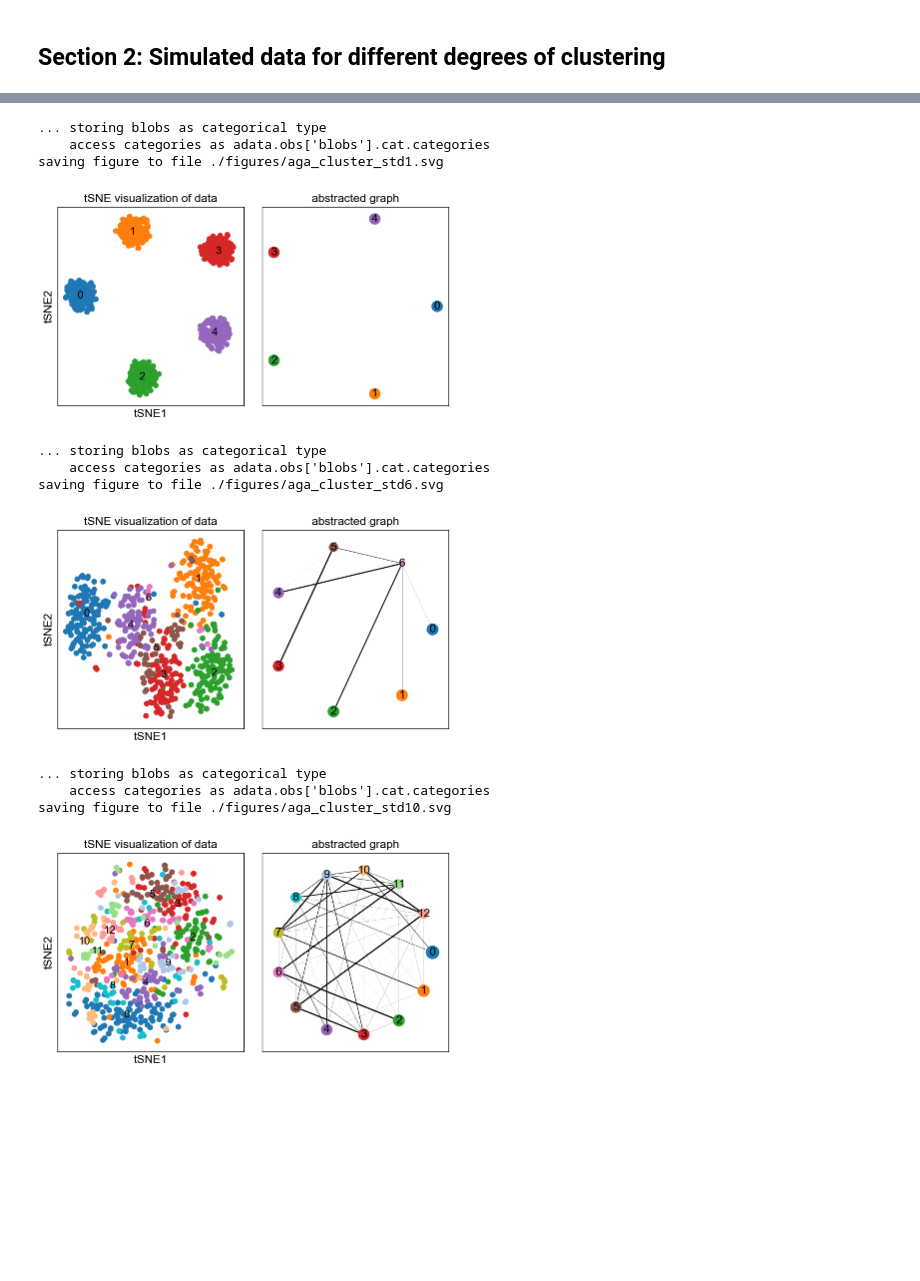
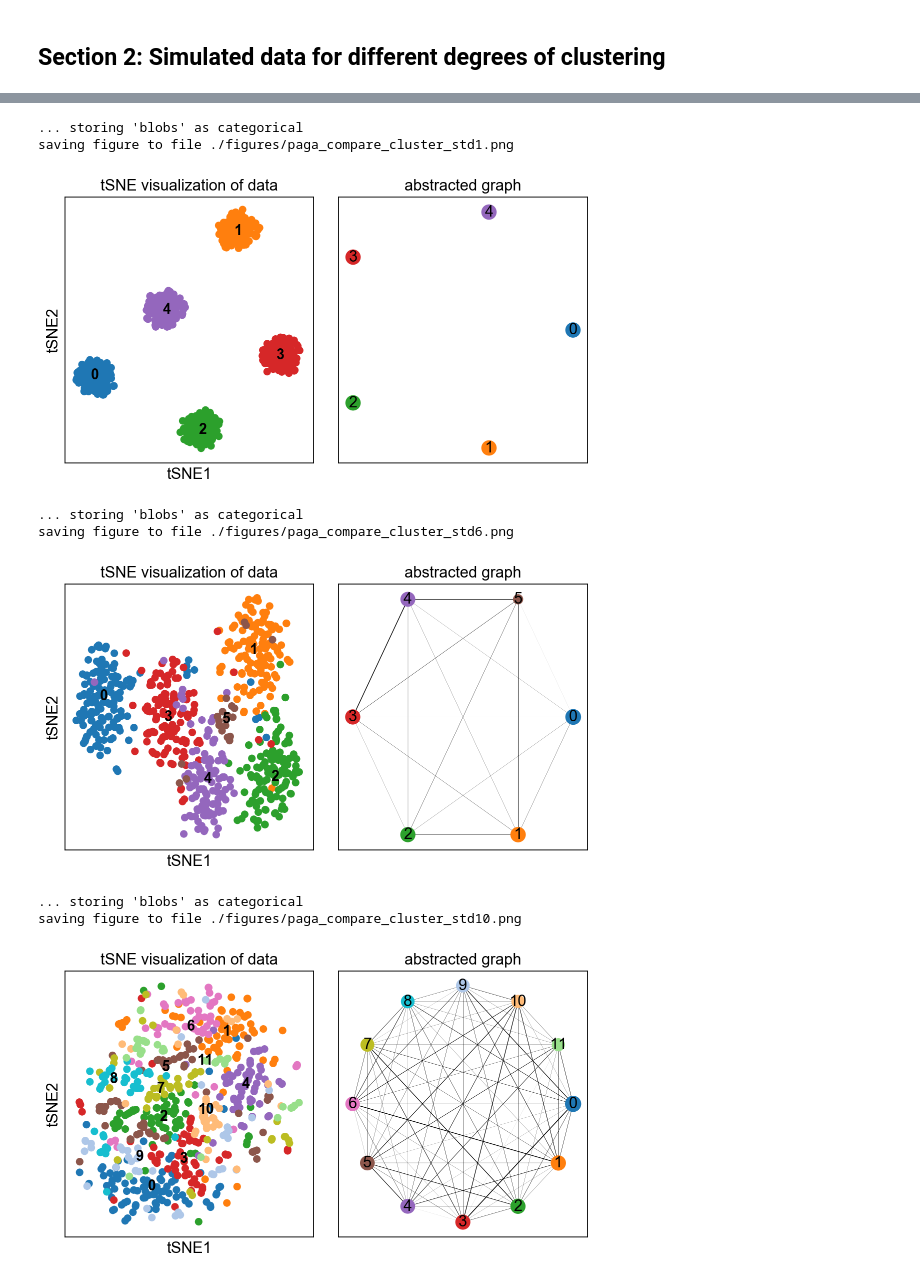
Before and after one commit to theislab/graph_abstraction, a Jupyter notebook: minimal_examples/minimal_examples.ipynb, the cells around one changed output, grey strips where cells are left out. Cells and saved outputs as stored; diff of their text form; code cells hidden in the pictures; blank space fills up the shorter version.

```diff
--- a/minimal_examples/minimal_examples.ipynb
+++ b/minimal_examples/minimal_examples.ipynb
@@ -113,6 +96,5 @@ If you're interested in pseudotime inference, an important thing to do before ca
 # %%
-adata = sc.read('krumsiek11_blobs')
-sc.tl.aga(adata, resolution=2.5)
-adata.write(file_krumsiek11_blobs)
+sc.tl.louvain(adata, resolution=2.5)
+sc.tl.paga(adata)
 # %% [output]
 running Louvain clustering
@@ -137,8 +112,2 @@ There are a number of different ways to visualise the resulting abstracted graph
 
 In the present case, the result is tree-like, so we use Reingold-Tilford. Seeing how clustering results may vary slightly between machines, ensure that the `root` parameter in the call below is pointed at the cluster that has the progenitor cells in it, plus two clusters representative of the noise blobs! If you don't provide a root parameter value but ask for the `'rt'` layout, Scanpy will make an educated guess for you based on the graph topology.
-# %%
-adata = sc.read('krumsiek11_blobs')
-axs = sc.pl.aga(adata, basis='draw_graph_fr', right_margin=0.25,
-                title='single-cell graph', save=True,
-                root=[5, 3, 2], layout='rt',
-                title_graph='abstracted graph')
@@ -150,3 +113,0 @@ You can also plot the distance along the manifold (pseudotime) - an extension of
-# %%
-adata = sc.read('krumsiek11_blobs')
-ax = sc.pl.draw_graph(adata, color='aga_pseudotime', title='', color_map='RdBu_r')
@@ -189,6 +174,5 @@ sc.pl.reset_rcParams()
 As mentioned earlier, the resolution parameter of the Louvain clustering plays a big role. Often, you would start with a low resolution to get an overview of your dataset.
 # %%
 sc.settings.verbosity = 1
-adata = sc.read('krumsiek11_blobs')
 sc.tl.louvain(adata, resolution=1.5)
-sc.tl.aga(adata, groups='louvain_groups')
+sc.tl.paga(adata, groups='louvain')
@@ -226,27 +205,24 @@ One final example - the influence of the relative positioning of the clusters (h
 # %%
 sc.settings.verbosity = 1
-sc.settings.set_dpi(60)
 for std in [1, 6, 10]:
     adata = sc.datasets.blobs(cluster_std=std, n_centers=5)
     sc.tl.tsne(adata)
-    sc.tl.aga(adata, n_neighbors=5, tree_based_confidence=False)
-    sc.pl.aga(adata,
-              solid_edges='aga_adjacency_full_confidence',
-              layout='circle',
-              title='tSNE visualization of data',
-              title_graph='abstracted graph',
-              save='_cluster_std{}'.format(std),
-              show=True, ext='svg')
+    sc.pp.neighbors(adata, n_neighbors=5)
+    sc.tl.louvain(adata)
+    sc.tl.paga(adata)
+    sc.pl.paga_compare(
+        adata,
+        layout='circle',
+        title='tSNE visualization of data',
+        title_graph='abstracted graph',
+        save='_cluster_std{}'.format(std))
 # %% [output]
-... storing blobs as categorical type
-    access categories as adata.obs['blobs'].cat.categories
-saving figure to file ./figures/aga_cluster_std1.svg
+... storing 'blobs' as categorical
+saving figure to file ./figures/paga_compare_cluster_std1.png
-[figure, old version]
+[figure, new version]
-... storing blobs as categorical type
-    access categories as adata.obs['blobs'].cat.categories
-saving figure to file ./figures/aga_cluster_std6.svg
+... storing 'blobs' as categorical
+saving figure to file ./figures/paga_compare_cluster_std6.png
-[figure, old version]
+[figure, new version]
-... storing blobs as categorical type
-    access categories as adata.obs['blobs'].cat.categories
-saving figure to file ./figures/aga_cluster_std10.svg
+... storing 'blobs' as categorical
+saving figure to file ./figures/paga_compare_cluster_std10.png
-[figure, old version]
+[figure, new version]
```
Also changed, not shown: parts of 38 cells of this notebook, 2 other files.
